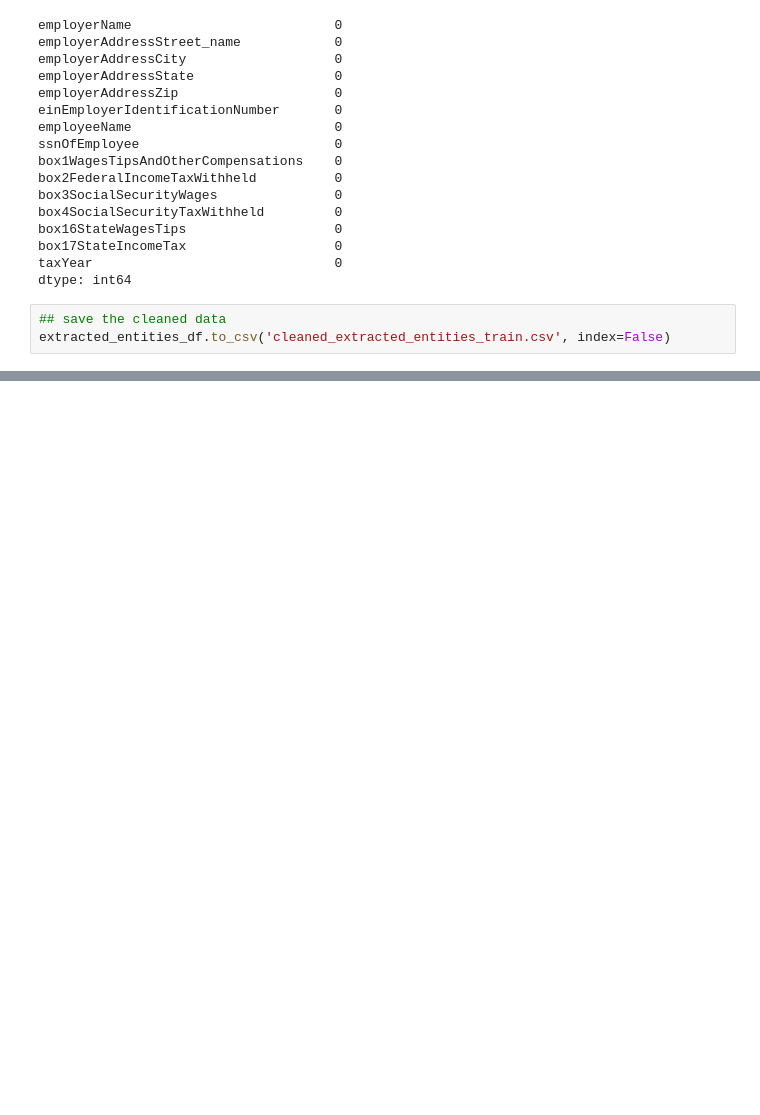
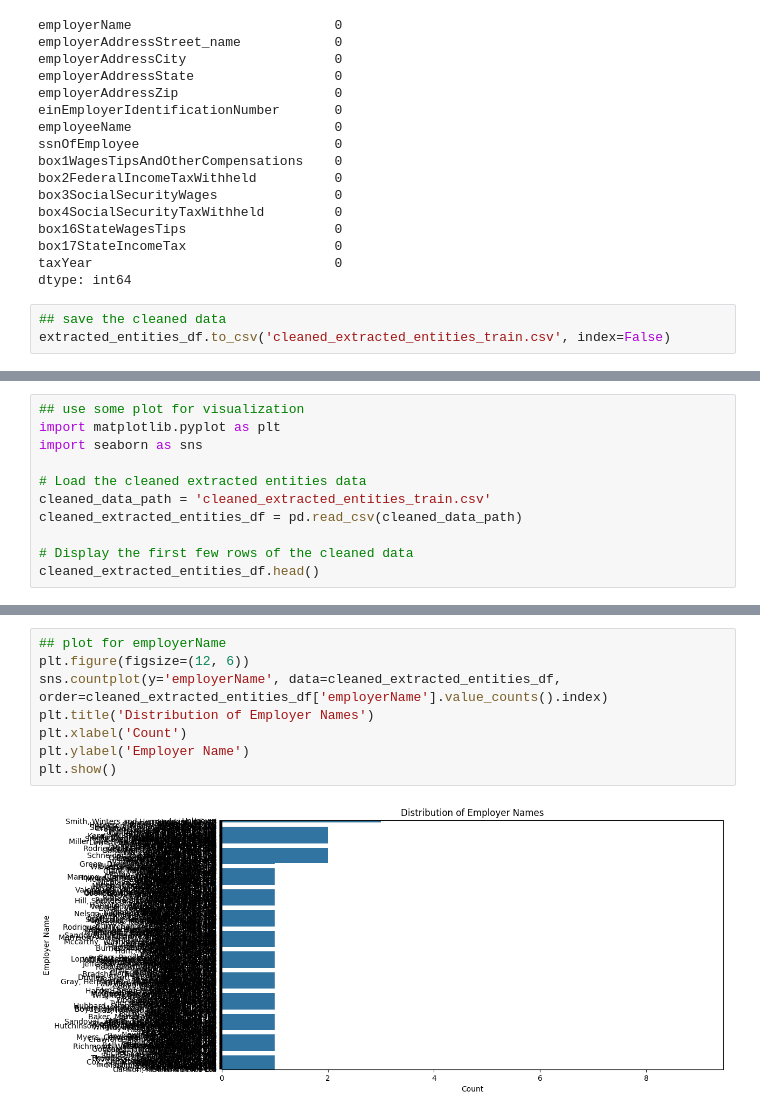
Before and after one commit to shubha987/Data-Task, a Jupyter notebook: casestudy.ipynb, the cells around one changed output, grey strips where cells are left out. Drawn from its saved outputs; the diff is of its cells as text; blank space fills up the shorter version.

```diff
--- a/casestudy.ipynb
+++ b/casestudy.ipynb
@@ -1493,0 +1496,11 @@ extracted_entities_df.to_csv('cleaned_extracted_entities_train.csv', index=False
+# %%
+## use some plot for visualization
+import matplotlib.pyplot as plt
+import seaborn as sns
+
+# Load the cleaned extracted entities data
+cleaned_data_path = 'cleaned_extracted_entities_train.csv'
+cleaned_extracted_entities_df = pd.read_csv(cleaned_data_path)
+
+# Display the first few rows of the cleaned data
+cleaned_extracted_entities_df.head()
@@ -1493,0 +1514,10 @@ extracted_entities_df.to_csv('cleaned_extracted_entities_train.csv', index=False
+# %%
+## plot for employerName
+plt.figure(figsize=(12, 6))
+sns.countplot(y='employerName', data=cleaned_extracted_entities_df, order=cleaned_extracted_entities_df['employerName'].value_counts().index)
+plt.title('Distribution of Employer Names')
+plt.xlabel('Count')
+plt.ylabel('Employer Name')
+plt.show()
+# %% [output]
+[figure, added]
```
Also changed, not shown: parts of 12 cells of this notebook, 23 other files.
